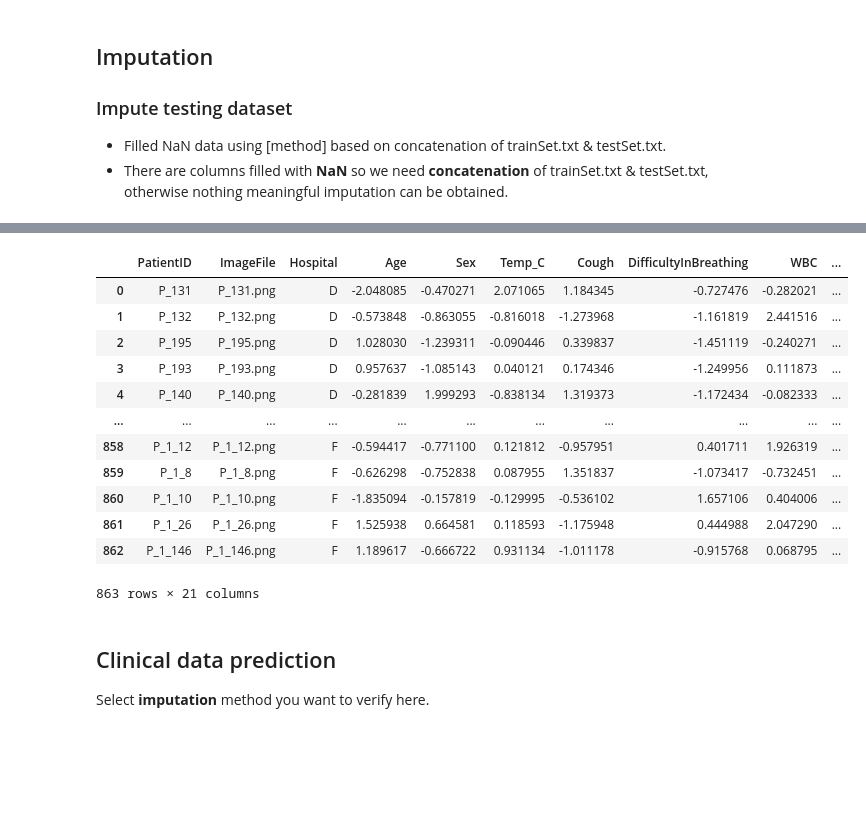
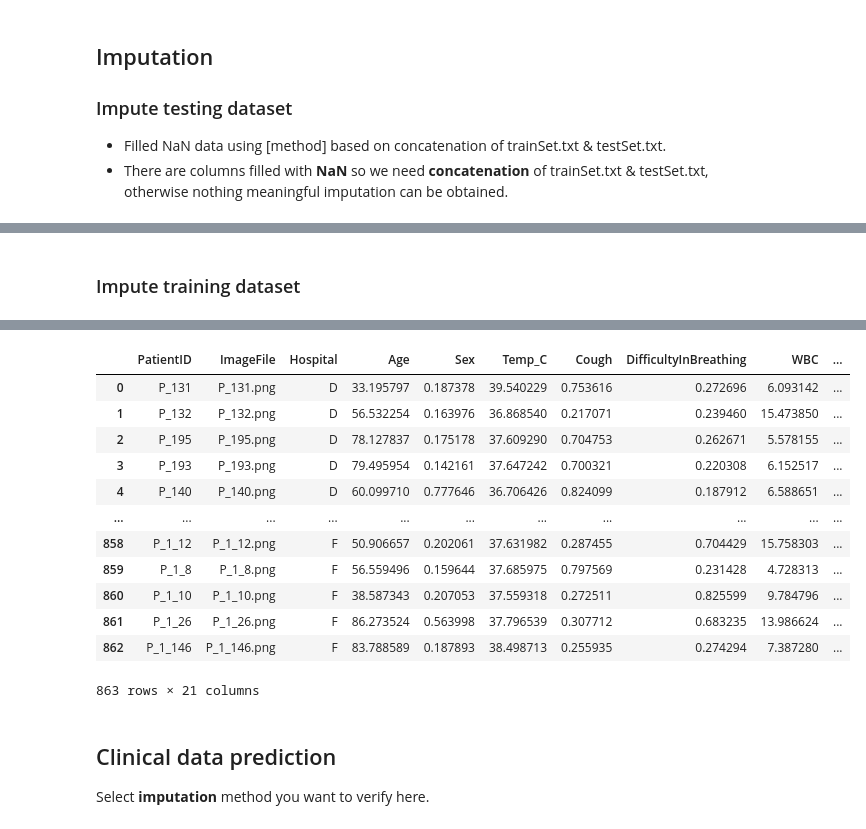
Before and after one commit to Robin970822/covid-data-challenge, a Jupyter notebook: data_impute.ipynb, the cells around one changed output, grey strips where cells are left out. Saved outputs shown, nothing was run; the diff lists cells and outputs as text; code cells hidden in the pictures; blank space fills up the shorter version.

```diff
--- a/data_impute.ipynb
+++ b/data_impute.ipynb
@@ -24,6 +24,9 @@ from matplotlib import pyplot as plt
 
 seed = 0
 np.random.seed(seed)
+
+mean = [64.44, 0.34, 37.60, 0.51, 0.50, 7.06, 40.68, 602.52, 368.17, 2.5e3, 92.54, 72.09, 91.92, 7.45, 0.28, 0.02]
+std = [15.05, 0.34*(1-0.34), 0.97, 0.51*(1-0.51), 0.50*(1-0.50), 3.53, 66.93, 158.36, 235.22, 6743.13, 7.00, 26.11, 8.24, 0.06, 0.28*(1-0.28), 0.02*(1-0.02)]
 
 def fill_dataset(dataset, feature, filled_feature, save_path):
     filled_dataset = dataset.copy()
@@ -167,6 +170,12 @@ def predict_base_learners(base_learners, x):
 def ensemble_predict(base_learners, meta_learner, x):
     P_pred = predict_base_learners(base_learners, x)
     return P_pred, meta_learner.predict_proba(P_pred)[:, 1]
+
+def z_score_normalize(X, mean=mean, std=std):
+    return (X - mean)/std
+
+def z_score_denormalize(X, mean=mean, std=std):
+    return (X * std) + mean
 # %% [output]
 Using TensorFlow backend.
 [MLENS] backend: threading
@@ -253,4 +258,9 @@ X_incomplete = np.array(X_incomplete)
+# %% [markdown]
+### Impute training dataset
 # %%
+X_incomplete = train_dataset[feature]
+X_incomplete = np.array(X_incomplete)
+X_incomplete = z_score_normalize(X_incomplete)
 X_filled_knn_3 = KNN(k=3).fit_transform(X_incomplete)
 X_filled_knn_6 = KNN(k=6).fit_transform(X_incomplete)
 X_filled_knn_9 = KNN(k=9).fit_transform(X_incomplete)
@@ -261,8 +271,8 @@ X_filled_knn_9 = KNN(k=9).fit_transform(X_incomplete)
 X_incomplete_normalized = BiScaler().fit_transform(X_incomplete)
 X_filled_softimpute = SoftImpute().fit_transform(X_incomplete_normalized)
 
-fill_dataset(train_dataset, feature, X_filled_knn_3, './csv/filled_trainSet/filled_knn_3_trainSet.txt')
-fill_dataset(train_dataset, feature, X_filled_knn_6, './csv/filled_trainSet/filled_knn_6_trainSet.txt')
-fill_dataset(train_dataset, feature, X_filled_knn_9, './csv/filled_trainSet/filled_knn_9_trainSet.txt')
-fill_dataset(train_dataset, feature, X_filled_softimpute, './csv/filled_trainSet/filled_softimpute_trainSet.txt')
+fill_dataset(train_dataset, feature, z_score_denormalize(X_filled_knn_3), './csv/filled_trainSet/filled_knn_3_trainSet.txt')
+fill_dataset(train_dataset, feature, z_score_denormalize(X_filled_knn_6), './csv/filled_trainSet/filled_knn_6_trainSet.txt')
+fill_dataset(train_dataset, feature, z_score_denormalize(X_filled_knn_9), './csv/filled_trainSet/filled_knn_9_trainSet.txt')
+fill_dataset(train_dataset, feature, z_score_denormalize(X_filled_softimpute), './csv/filled_trainSet/filled_softimpute_trainSet.txt')
 # %% [output]
@@ -286,15 +296,15 @@ Imputing row 201/863 with 2 missing, elapsed time: 0.137
 |  | PatientID | ImageFile | Hospital | Age | Sex | Temp_C | Cough | DifficultyInBreathing | WBC | ... |
-| 0 | P_131 | P_131.png | D | -2.048085 | -0.470271 | 2.071065 | 1.184345 | -0.727476 | -0.282021 | ... |
-| 1 | P_132 | P_132.png | D | -0.573848 | -0.863055 | -0.816018 | -1.273968 | -1.161819 | 2.441516 | ... |
-| 2 | P_195 | P_195.png | D | 1.028030 | -1.239311 | -0.090446 | 0.339837 | -1.451119 | -0.240271 | ... |
-| 3 | P_193 | P_193.png | D | 0.957637 | -1.085143 | 0.040121 | 0.174346 | -1.249956 | 0.111873 | ... |
-| 4 | P_140 | P_140.png | D | -0.281839 | 1.999293 | -0.838134 | 1.319373 | -1.172434 | -0.082333 | ... |
+| 0 | P_131 | P_131.png | D | 33.195797 | 0.187378 | 39.540229 | 0.753616 | 0.272696 | 6.093142 | ... |
+| 1 | P_132 | P_132.png | D | 56.532254 | 0.163976 | 36.868540 | 0.217071 | 0.239460 | 15.473850 | ... |
+| 2 | P_195 | P_195.png | D | 78.127837 | 0.175178 | 37.609290 | 0.704753 | 0.262671 | 5.578155 | ... |
+| 3 | P_193 | P_193.png | D | 79.495954 | 0.142161 | 37.647242 | 0.700321 | 0.220308 | 6.152517 | ... |
+| 4 | P_140 | P_140.png | D | 60.099710 | 0.777646 | 36.706426 | 0.824099 | 0.187912 | 6.588651 | ... |
 | ... | ... | ... | ... | ... | ... | ... | ... | ... | ... | ... |
-| 858 | P_1_12 | P_1_12.png | F | -0.594417 | -0.771100 | 0.121812 | -0.957951 | 0.401711 | 1.926319 | ... |
-| 859 | P_1_8 | P_1_8.png | F | -0.626298 | -0.752838 | 0.087955 | 1.351837 | -1.073417 | -0.732451 | ... |
-| 860 | P_1_10 | P_1_10.png | F | -1.835094 | -0.157819 | -0.129995 | -0.536102 | 1.657106 | 0.404006 | ... |
-| 861 | P_1_26 | P_1_26.png | F | 1.525938 | 0.664581 | 0.118593 | -1.175948 | 0.444988 | 2.047290 | ... |
-| 862 | P_1_146 | P_1_146.png | F | 1.189617 | -0.666722 | 0.931134 | -1.011178 | -0.915768 | 0.068795 | ... |
+| 858 | P_1_12 | P_1_12.png | F | 50.906657 | 0.202061 | 37.631982 | 0.287455 | 0.704429 | 15.758303 | ... |
+| 859 | P_1_8 | P_1_8.png | F | 56.559496 | 0.159644 | 37.685975 | 0.797569 | 0.231428 | 4.728313 | ... |
+| 860 | P_1_10 | P_1_10.png | F | 38.587343 | 0.207053 | 37.559318 | 0.272511 | 0.825599 | 9.784796 | ... |
+| 861 | P_1_26 | P_1_26.png | F | 86.273524 | 0.563998 | 37.796539 | 0.307712 | 0.683235 | 13.986624 | ... |
+| 862 | P_1_146 | P_1_146.png | F | 83.788589 | 0.187893 | 38.498713 | 0.255935 | 0.274294 | 7.387280 | ... |
 863 rows × 21 columns
 # %% [markdown]
 ## Clinical data prediction
```
Also changed, not shown: parts of 29 cells of this notebook, 38 other files.
